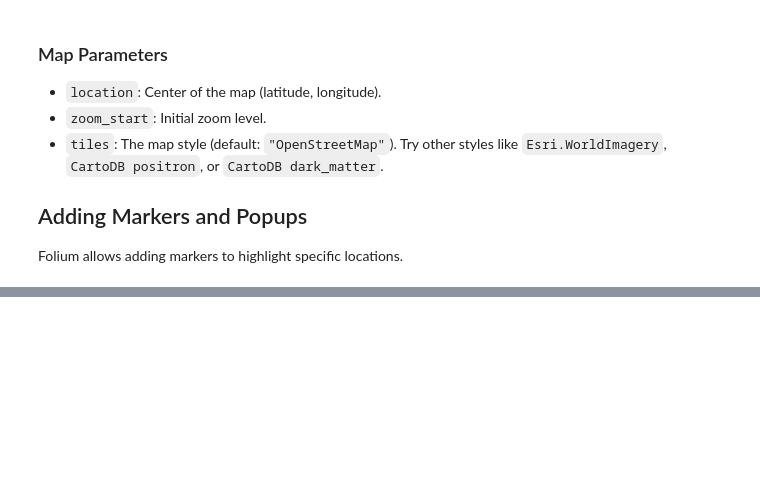
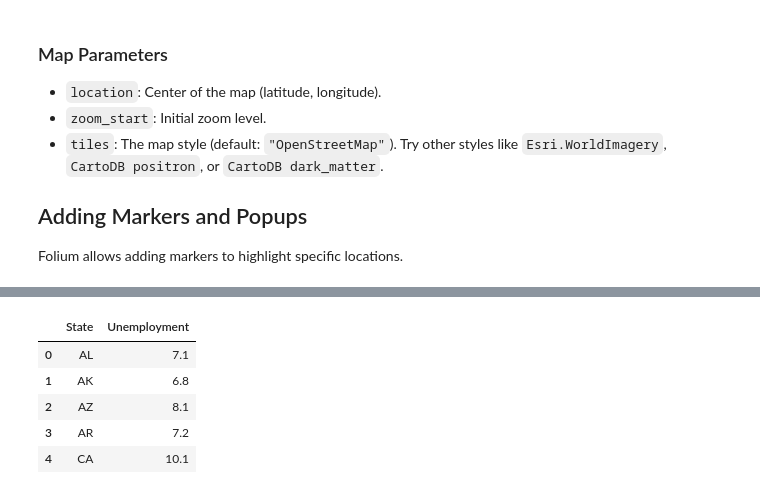
Before and after one commit to geonextgis/geopython, a Jupyter notebook: 02_folium.ipynb, the cells around one changed output, grey strips where cells are left out. Cells and saved outputs as stored; diff of their text form; code cells hidden in the pictures; blank space fills up the shorter version.

Commit message:
Add folium.ipynb

```diff
--- a/02_folium.ipynb
+++ b/02_folium.ipynb
@@ -44,0 +106,15 @@ Folium allows adding markers to highlight specific locations.
+# %%
+import pandas as pd
+
+state_data = pd.read_csv(
+    "https://raw.githubusercontent.com/python-visualization/folium-example-data/main/us_unemployment_oct_2012.csv"
+)
+
+state_data.head()
+# %% [output]
+|  | State | Unemployment |
+| 0 | AL | 7.1 |
+| 1 | AK | 6.8 |
+| 2 | AZ | 8.1 |
+| 3 | AR | 7.2 |
+| 4 | CA | 10.1 |
```
Also changed, not shown: parts of 15 cells of this notebook.
